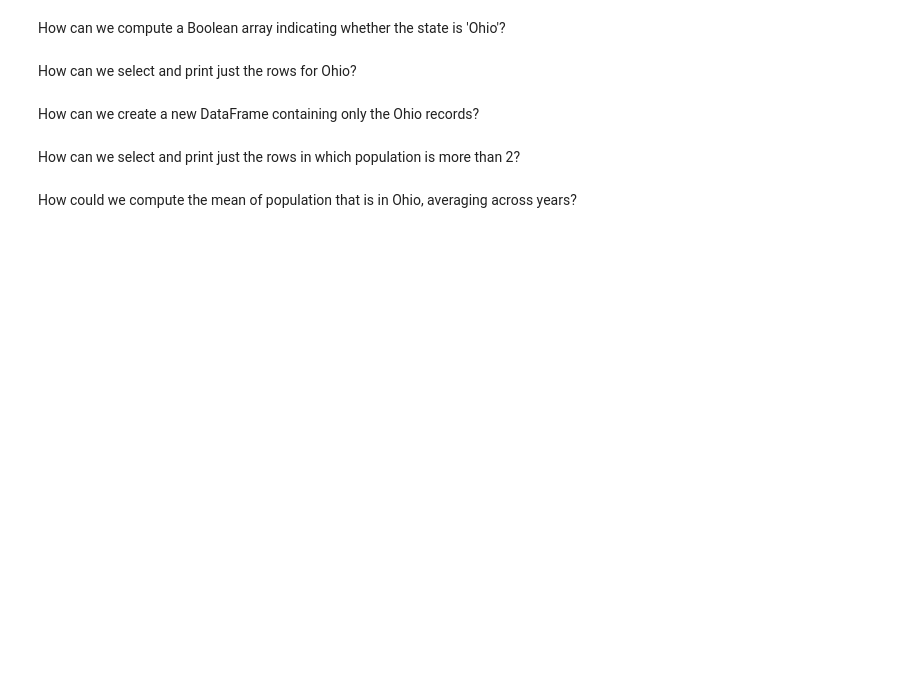
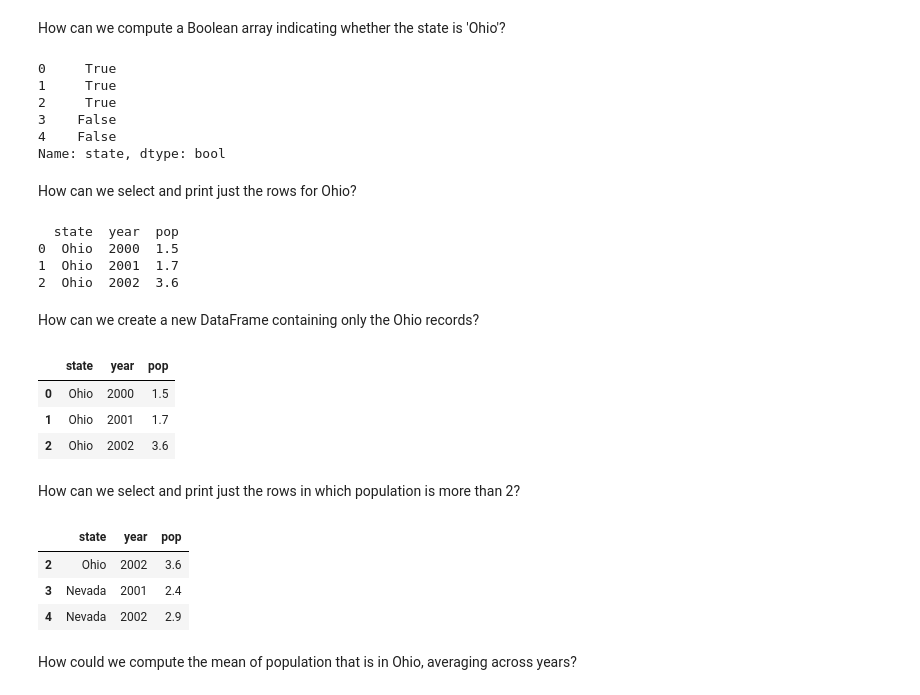
Before and after one commit to rianatanzen068/ce599, a Jupyter notebook: 06-Pandas Basics Part 2/Basic-Operations-Using-Pandas.ipynb, the cells around one changed output. Drawn from its saved outputs; the diff is of its cells as text; code cells hidden in the pictures; blank space fills up the shorter version.

```diff
--- a/06-Pandas Basics Part 2/Basic-Operations-Using-Pandas.ipynb
+++ b/06-Pandas Basics Part 2/Basic-Operations-Using-Pandas.ipynb
@@ -286,10 +383,41 @@ How can we compute the 20th percentile value of population?
 # %% [markdown]
 How can we compute a Boolean array indicating whether the state is 'Ohio'?
+# %%
+df['state']== 'Ohio'
+# %% [output]
+0     True
+1     True
+2     True
+3    False
+4    False
+Name: state, dtype: bool
 # %% [markdown]
 How can we select and print just the rows for Ohio?
+# %%
+a = df [df ['state']== 'Ohio']
+print (a)
+# %% [output]
+  state  year  pop
+0  Ohio  2000  1.5
+1  Ohio  2001  1.7
+2  Ohio  2002  3.6
 # %% [markdown]
 How can we create a new DataFrame containing only the Ohio records?
+# %%
+df[df['state'].str.contains('Ohio')]
+# %% [output]
+|  | state | year | pop |
+| 0 | Ohio | 2000 | 1.5 |
+| 1 | Ohio | 2001 | 1.7 |
+| 2 | Ohio | 2002 | 3.6 |
 # %% [markdown]
 How can we select and print just the rows in which population is more than 2?
+# %%
+df [df ['pop']>2]
+# %% [output]
+|  | state | year | pop |
+| 2 | Ohio | 2002 | 3.6 |
+| 3 | Nevada | 2001 | 2.4 |
+| 4 | Nevada | 2002 | 2.9 |
 # %% [markdown]
 How could we compute the mean of population that is in Ohio, averaging across years?
```
Also changed, not shown: parts of 21 cells of this notebook.
